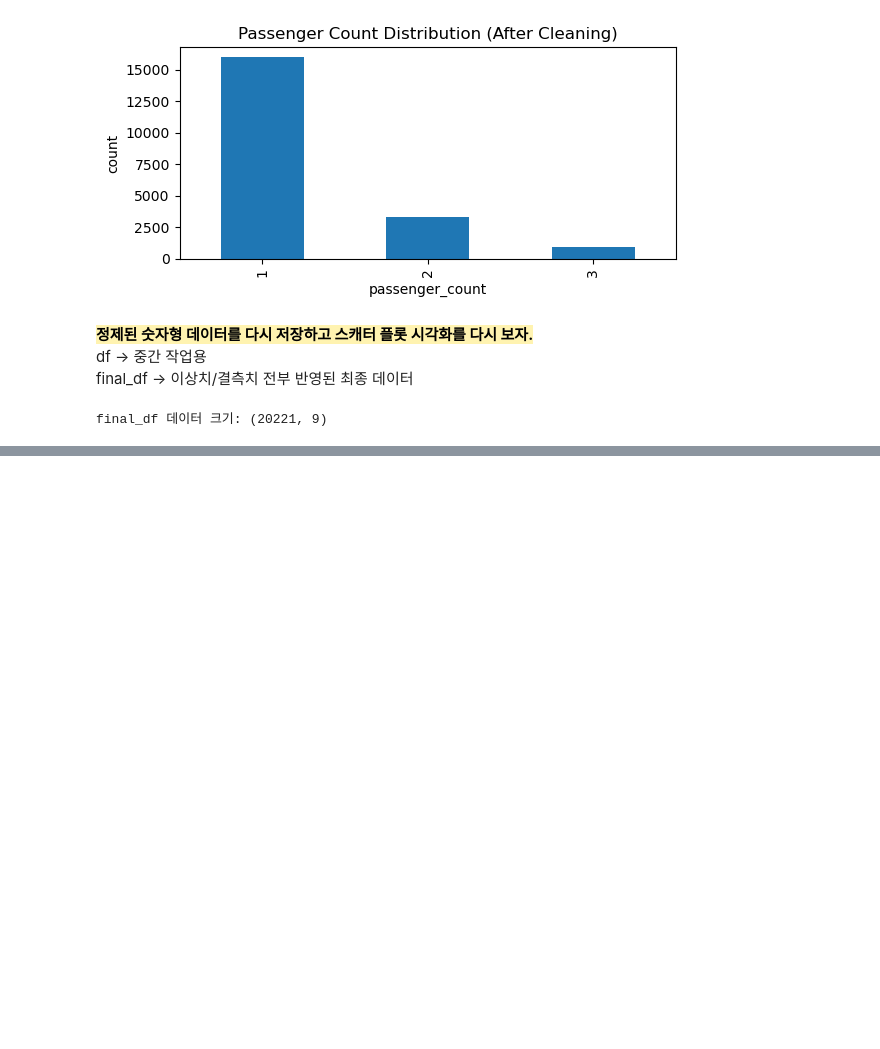
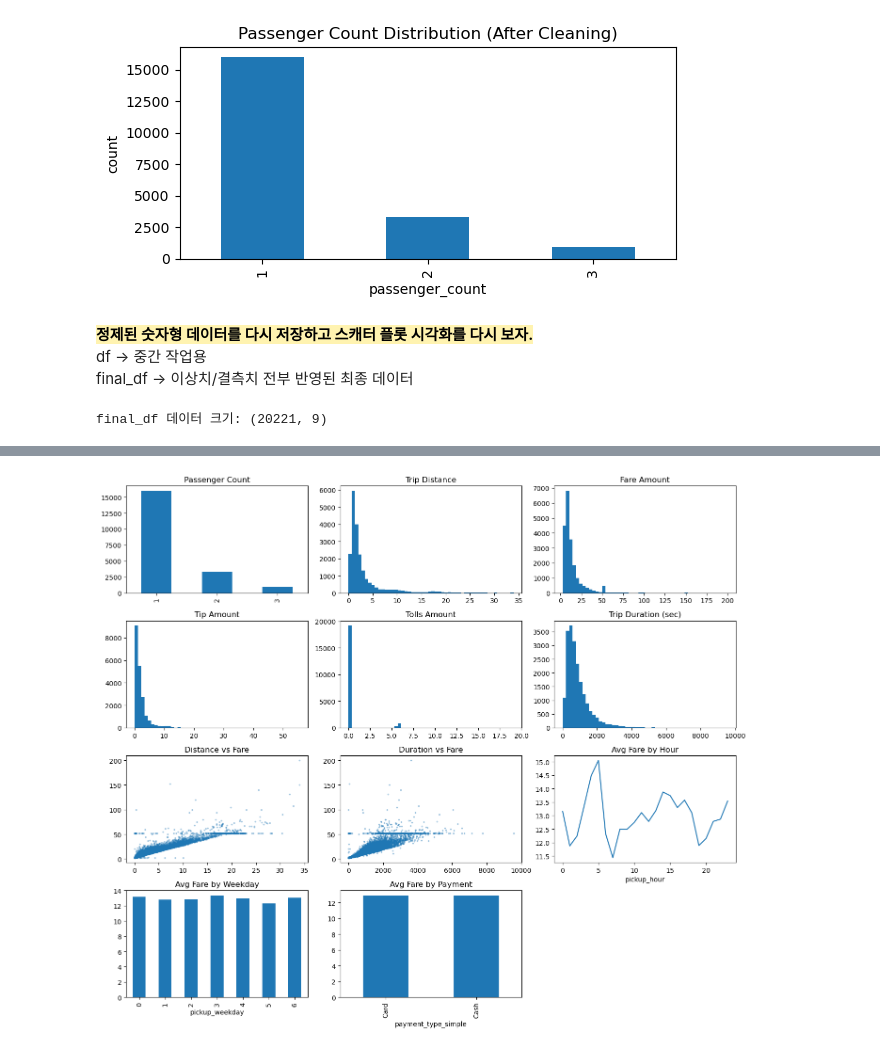
Before and after one commit to jojos0501/da5, a Jupyter notebook: 0204_데이터전처리와시각화/data cleaning_project_jsk.ipynb, the cells around one changed output, grey strips where cells are left out. Saved outputs shown, nothing was run; the diff lists cells and outputs as text; code cells hidden in the pictures; blank space fills up the shorter version.

```diff
--- a/0204_데이터전처리와시각화/data cleaning_project_jsk.ipynb
+++ b/0204_데이터전처리와시각화/data cleaning_project_jsk.ipynb
@@ -702,0 +1093,16 @@ plt.show()
+# %%
+# 결제수단 숫자형 컬럼 추가 (기존 범주형 유지)
+# Card = 1, Cash = 0
+# ============================================
+
+final_df["payment_type_numeric"] = final_df["payment_type_simple"].map(
+    {"Card": 1, "Cash": 0}
+)
+
+# 결과 확인
+print("✅ payment_type_numeric 생성 완료!")
+print(
+    final_df[["payment_type_simple", "payment_type_numeric"]]
+    .value_counts()
+)
+display(final_df)
@@ -702,0 +1128,64 @@ plt.show()
+# %%
+import matplotlib.pyplot as plt
+
+# ============================================
+# 대시보드처럼 한 화면에 모아보기 (작게)
+# ============================================
+
+fig, axes = plt.subplots(4, 3, figsize=(14, 12))  # (행, 열), 화면 크기
+axes = axes.ravel()  # 2차원 배열을 1차원처럼 쓰기
+
+# 1) passenger_count
+final_df["passenger_count"].value_counts().sort_index().plot(kind="bar", ax=axes[0])
+axes[0].set_title("Passenger Count")
+axes[0].set_xlabel("")
+axes[0].set_ylabel("")
+
+# 2) trip_distance
+axes[1].hist(final_df["trip_distance"], bins=50)
+axes[1].set_title("Trip Distance")
+
+# 3) fare_amount
+axes[2].hist(final_df["fare_amount"], bins=50)
+axes[2].set_title("Fare Amount")
+
+# 4) tip_amount
+axes[3].hist(final_df["tip_amount"], bins=50)
+axes[3].set_title("Tip Amount")
+
+# 5) tolls_amount
+axes[4].hist(final_df["tolls_amount"], bins=50)
+axes[4].set_title("Tolls Amount")
+
+# 6) duration
+axes[5].hist(final_df["trip_duration_seconds"], bins=50)
+axes[5].set_title("Trip Duration (sec)")
+
+# 7) distance vs fare
+axes[6].scatter(final_df["trip_distance"], final_df["fare_amount"], s=3, alpha=0.3)
+axes[6].set_title("Distance vs Fare")
+
+# 8) duration vs fare
+axes[7].scatter(final_df["trip_duration_seconds"], final_df["fare_amount"], s=3, alpha=0.3)
+axes[7].set_title("Duration vs Fare")
+
+# 9) avg fare by hour
+final_df.groupby("pickup_hour")["fare_amount"].mean().plot(ax=axes[8])
+axes[8].set_title("Avg Fare by Hour")
+
+# 10) avg fare by weekday
+final_df.groupby("pickup_weekday")["fare_amount"].mean().plot(kind="bar", ax=axes[9])
+axes[9].set_title("Avg Fare by Weekday")
+
+# 11) avg fare by payment type
+final_df.groupby("payment_type_simple")["fare_amount"].mean().plot(kind="bar", ax=axes[10])
+axes[10].set_title("Avg Fare by Payment")
+
+# 12) 빈 칸(남는 축 숨기기)
+axes[11].axis("off")
+
+# 여백 자동 정리 (한눈에 보기 좋게)
+plt.tight_layout()
+plt.show()
+# %% [output]
+[figure, added]
```
Also changed, not shown: parts of 12 cells of this notebook.
